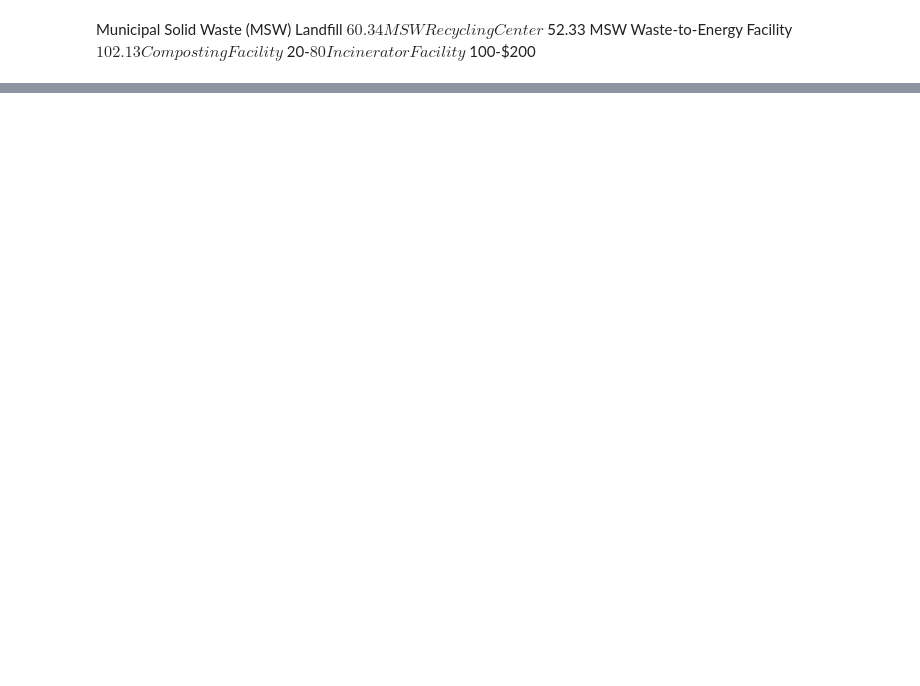
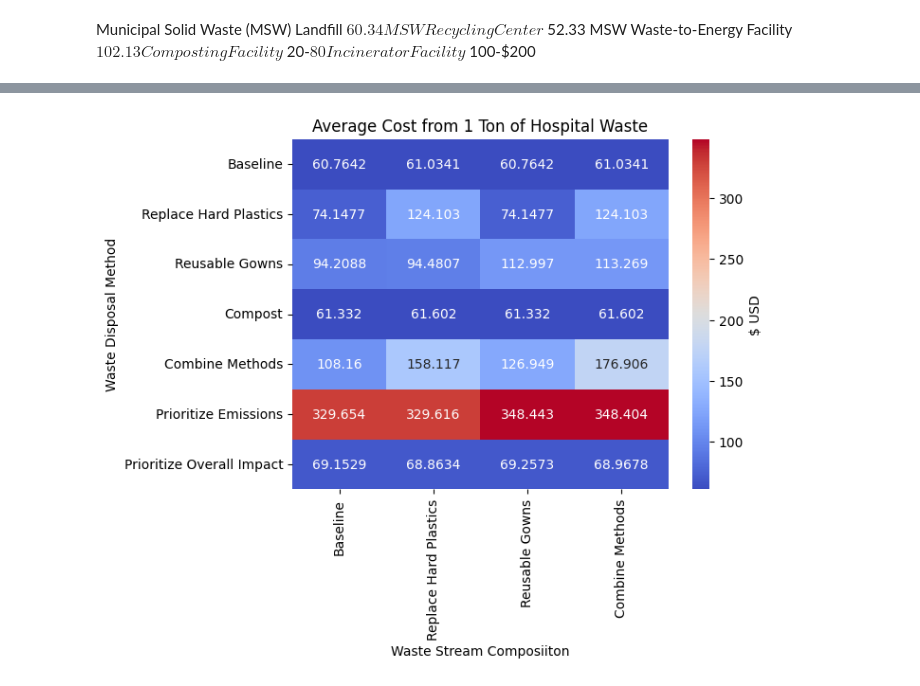
Before and after one commit to nmadev/HospitalWasteAnalysis, a Jupyter notebook: LCA.ipynb, the cells around one changed output, grey strips where cells are left out. Saved outputs shown, nothing was run; the diff lists cells and outputs as text; code cells hidden in the pictures; blank space fills up the shorter version.

```diff
--- a/LCA.ipynb
+++ b/LCA.ipynb
@@ -291,0 +477,4 @@ Analyzing Scenario: Total Cost
+# %%
+produce_heatmap(results_cost, 'Average Cost from 1 Ton of Hospital Waste', '$ USD')
+# %% [output]
+[figure, added]
```
Also changed, not shown: parts of 24 cells of this notebook.
